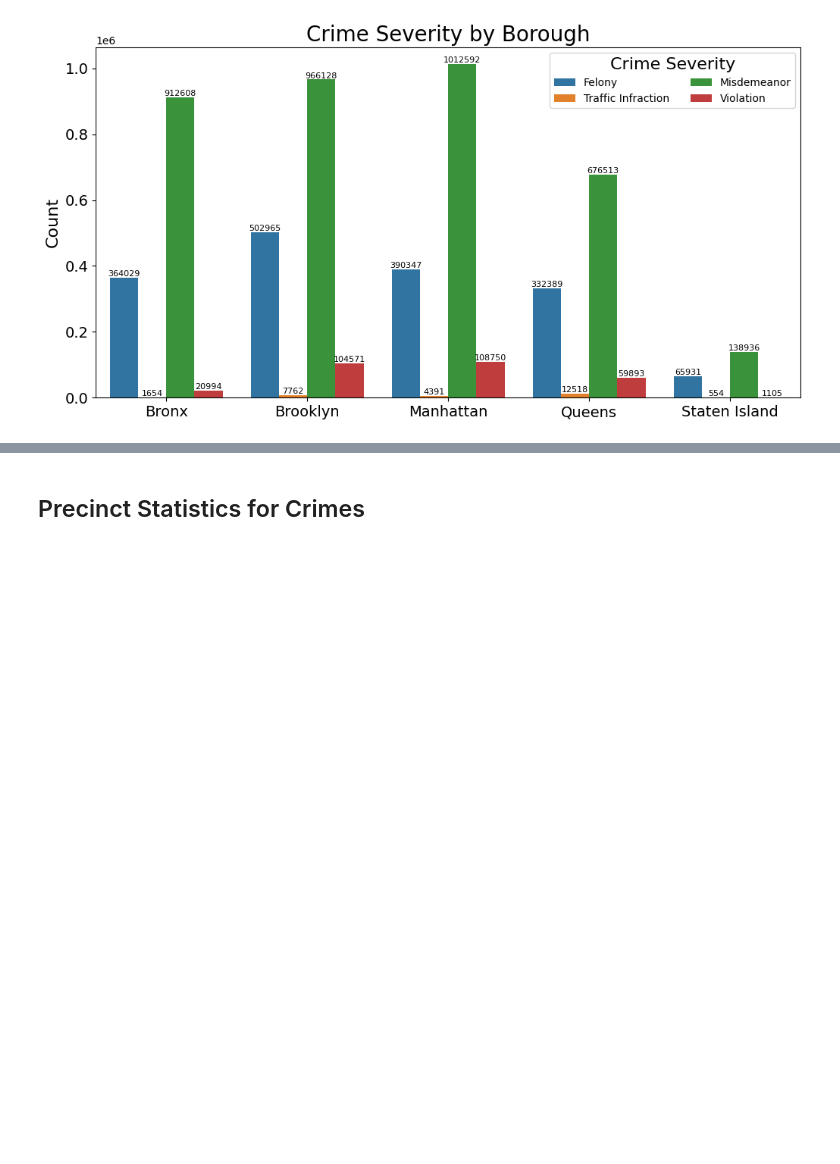
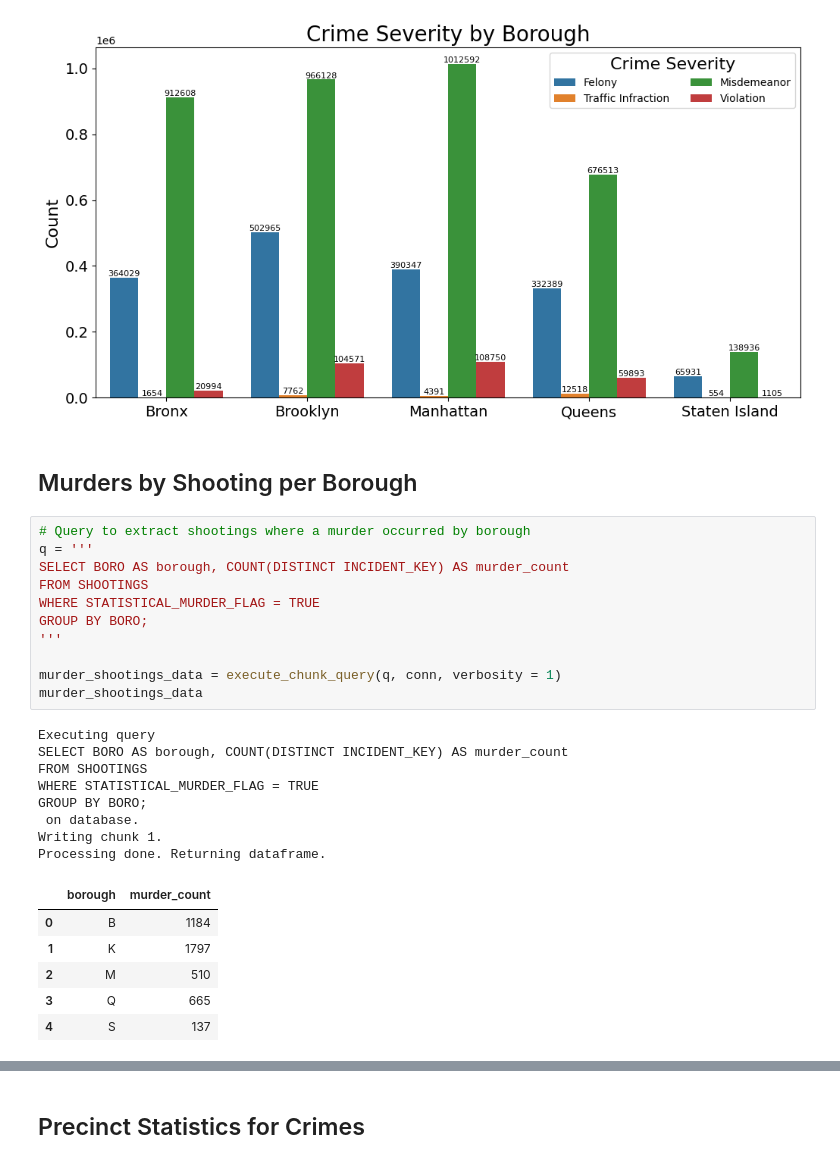
Before and after one commit to JoshuaGottlieb/NY-Crime-Data-SQL, a Jupyter notebook: src/SQL-Queries-and-Visualizations.ipynb, the cells around one changed output, grey strips where cells are left out. Cells and saved outputs as stored; diff of their text form; blank space fills up the shorter version.

```diff
--- a/src/SQL-Queries-and-Visualizations.ipynb
+++ b/src/SQL-Queries-and-Visualizations.ipynb
@@ -527,3 +512,31 @@ plot_data(func = sns.barplot, data = borough_severity_data, groupby_cols = ['bor
           text_params = text_params, legend_params = legend_params, **plot_params);
 # %% [output]
 [figure]
+# %% [markdown]
+## Murders by Shooting per Borough
+# %%
+# Query to extract shootings where a murder occurred by borough
+q = '''
+SELECT BORO AS borough, COUNT(DISTINCT INCIDENT_KEY) AS murder_count
+FROM SHOOTINGS
+WHERE STATISTICAL_MURDER_FLAG = TRUE
+GROUP BY BORO;
+'''
+
+murder_shootings_data = execute_chunk_query(q, conn, verbosity = 1)
+murder_shootings_data
+# %% [output]
+Executing query
+SELECT BORO AS borough, COUNT(DISTINCT INCIDENT_KEY) AS murder_count
+FROM SHOOTINGS
+WHERE STATISTICAL_MURDER_FLAG = TRUE
+GROUP BY BORO;
+ on database.
+Writing chunk 1.
+Processing done. Returning dataframe.
+|  | borough | murder_count |
+| 0 | B | 1184 |
+| 1 | K | 1797 |
+| 2 | M | 510 |
+| 3 | Q | 665 |
+| 4 | S | 137 |
```
Also changed, not shown: parts of 3 cells of this notebook, 1 other file.
